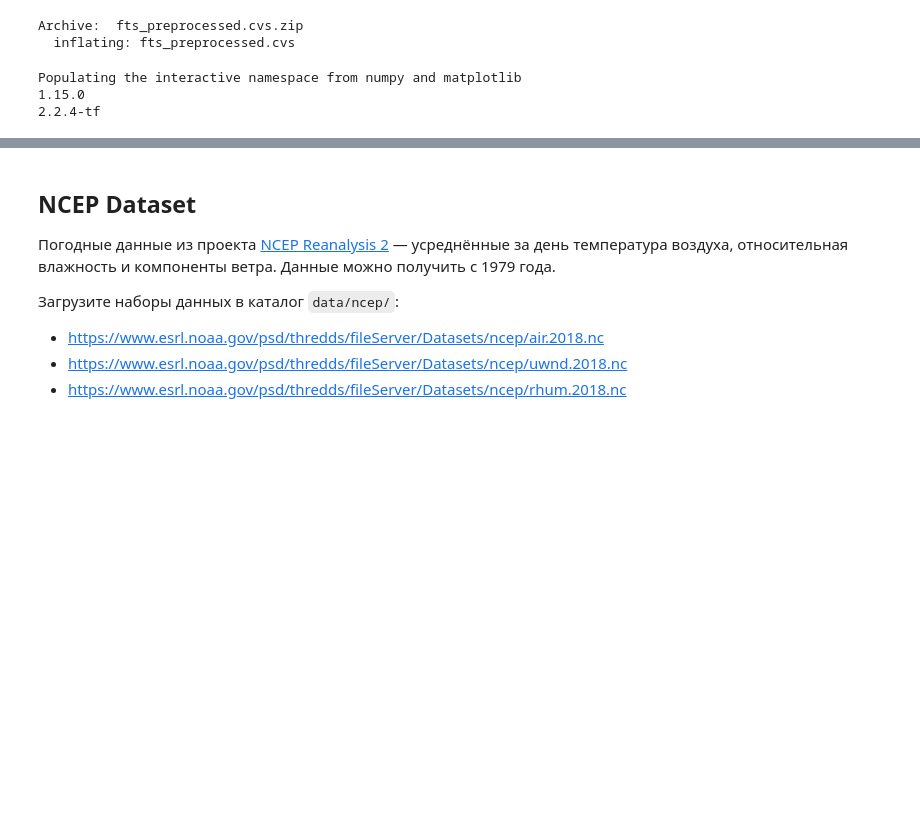
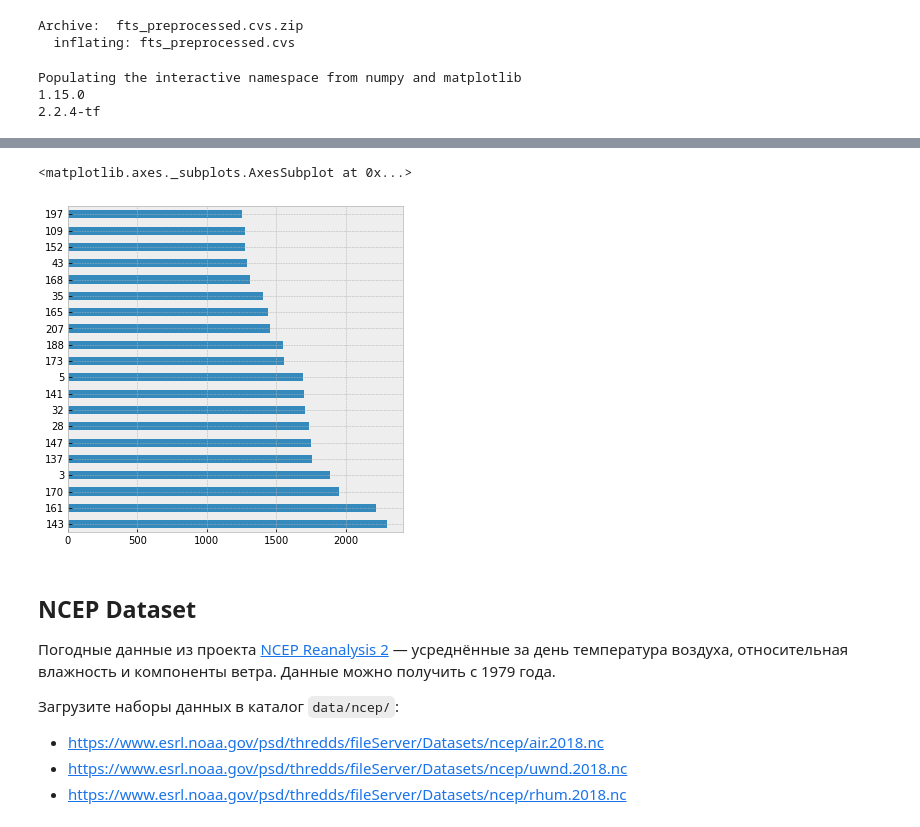
Before and after one commit to andygoosh/wildfire.sberbank.ai, a Jupyter notebook: workinprogress.ipynb, the cells around one changed output, grey strips where cells are left out. Saved outputs shown, nothing was run; the diff lists cells and outputs as text; code cells hidden in the pictures; blank space fills up the shorter version.

```diff
--- a/workinprogress.ipynb
+++ b/workinprogress.ipynb
@@ -125,17 +125,3 @@ def prepare_data(one_hotted=False):
     y = df_features[TARGET]
 
   return X, y
-# %%
-X, y = prepare_data()
-X = X.iloc[:, :100]
-poly = sklearn.preprocessing.PolynomialFeatures(2)
-
-X_poly = poly.fit_transform(X)
-poly_features = pd.DataFrame(X_poly, index=X.index, columns = poly.get_feature_names(X.columns))
-#poly_corrs = poly_features.corrwith(y).sort_values(ascending=False)
-poly_corrs = poly_features.corrwith(y).nlargest(20)
-# Display most negative and most positive goosh
-#print(poly_corrs.head(10))
-#print(poly_corrs.tail(5))
-
-print(poly_corrs)
@@ -261,12 +234,12 @@ def add_polynomial(X_train, X_cv=None, degree=2):
 
   return X_train, X_cv, poly
 # %%
-def fit_estimate( X, y, model_generator, n_folds = 5, add_n=True, add_p=True):
+def fit_estimate( X, y, model_generator, n_folds = 5, n_neighbors=0, degree=0):
 
   scores = []
   models = []
   neighbs = []
-  poly = []
+  polies = []
 
   folds = list(skl.model_selection.KFold(n_splits=n_folds, shuffle=True, random_state=RS).split(X, y))
   for j, (train_idx, val_idx) in enumerate(folds):
@@ -275,12 +248,12 @@ def fit_estimate( X, y, model_generator, n_folds = 5, add_n=True, add_p=True):
     X_train, X_cv = X.iloc[train_idx], X.iloc[val_idx]
     y_train, y_cv = y.iloc[train_idx], y.iloc[val_idx]
 
-    if add_p == True:
-      X_train, X_cv, neigh = add_polynomial(X_train, X_cv)
-      poly.append(neigh)
+    if degree > 1:
+      X_train, X_cv, poly = add_polynomial(X_train, X_cv, degree)
+      polies.append(poly)
 
-    if add_n == True:
-      X_train, X_cv, neigh = add_neighbors(X_train, X_cv)
+    if n_neighbors > 0:
+      X_train, X_cv, neigh = add_neighbors(X_train, X_cv, n_neighbors)
       neighbs.append(neigh)
 
     model = model_generator()
@@ -292,7 +265,7 @@ def fit_estimate( X, y, model_generator, n_folds = 5, add_n=True, add_p=True):
     models.append(model)
 
   print('{:} CV mean score: {:.4f}, std: {:.4f}.'.format(type(model).__name__, np.mean(scores), np.std(scores)))
-  return scores, models, neighbs, poly
+  return scores, models, neighbs, polies
 # %%
 %%time
 X, y = prepare_data(one_hotted=False)
@@ -326,8 +299,8 @@ X = X[[col for col in X.columns if '_' not in col]]
 scores, models, neighbors, poly = fit_estimate(X, y,
                                          lambda: LGBMClassifier(**params),
                                          n_folds=9,
-                                         add_n=True,
-                                         add_p=True,
+                                         n_neighbors=5, #5
+                                         degree=3, #2
                                          )
 lgbm = models[np.argmax(scores)]
 #neigh = neighbors[np.argmax(scores)]
@@ -343,6 +316,7 @@ lgbm = models[np.argmax(scores)]
 #.........LGBMClassifier CV mean score: 0.9128, std: 0.0109. no shift, no stats
 #.........LGBMClassifier CV mean score: 0.9142, std: 0.0074. no shift, no stats, neighb
 
-#.........LGBMClassifier CV mean score: 0.9201, std: 0.0113. no shift, no stats, no neighb, poly
-#.........LGBMClassifier CV mean score: 0.9195, std: 0.0123. no shift, no stats, neighb, poly
+#.........LGBMClassifier CV mean score: 0.9201, std: 0.0113. no shift, no stats, no neighb, poly2
+#.........LGBMClassifier CV mean score: 0.9195, std: 0.0123. no shift, no stats, neighb, poly2
+#.........LGBMClassifier CV mean score: 0.9205, std: 0.0105. no stats, no neighb, poly3
 # %% [output]
@@ -352,3 +324,9 @@ Wall time: 7min 32s
+# %%
+feat_importances = pd.Series(lgbm.feature_importances_)
+feat_importances.nlargest(20).plot(kind='barh')
+# %% [output]
+<matplotlib.axes._subplots.AxesSubplot at 0x...>
+[figure, added]
 # %% [markdown]
 ## NCEP Dataset
 
```
Also changed, not shown: parts of 3 cells of this notebook.
